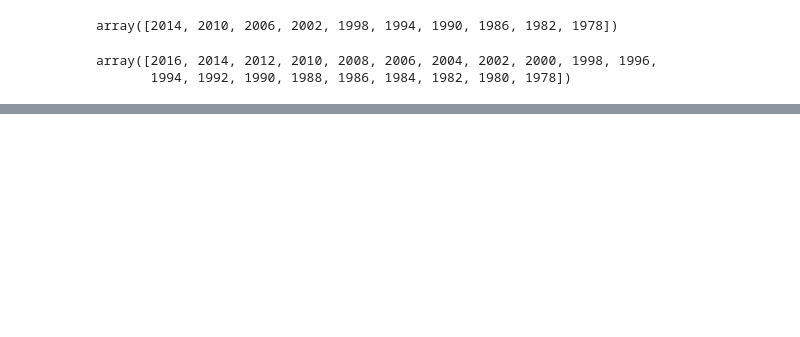
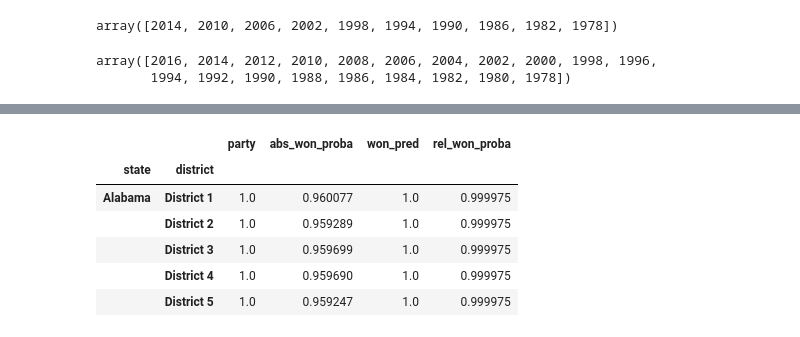
Before and after one commit to pmary/harvard_E-109A_final, a Jupyter notebook: 05-Modeling.ipynb, the cells around one changed output, grey strips where cells are left out. Saved outputs shown, nothing was run; the diff lists cells and outputs as text; code cells hidden in the pictures; blank space fills up the shorter version.

```diff
--- a/05-Modeling.ipynb
+++ b/05-Modeling.ipynb
@@ -507,0 +675,10 @@ plotModelsScores(modelList, baseline_accuracy)
+# %%
+winner_pred.head()
+# %% [output]
+|  |  | party | abs_won_proba | won_pred | rel_won_proba |
+| state | district |  |  |  |  |
+| Alabama | District 1 | 1.0 | 0.960077 | 1.0 | 0.999975 |
+|  | District 2 | 1.0 | 0.959289 | 1.0 | 0.999975 |
+|  | District 3 | 1.0 | 0.959699 | 1.0 | 0.999975 |
+|  | District 4 | 1.0 | 0.959690 | 1.0 | 0.999975 |
+|  | District 5 | 1.0 | 0.959247 | 1.0 | 0.999975 |
```
Also changed, not shown: parts of 22 cells of this notebook.
